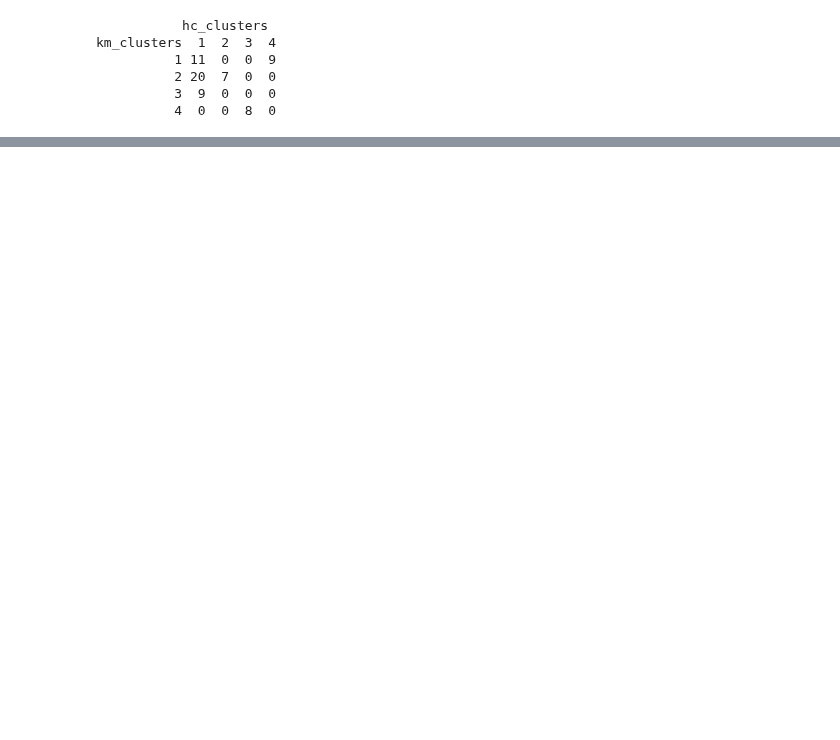
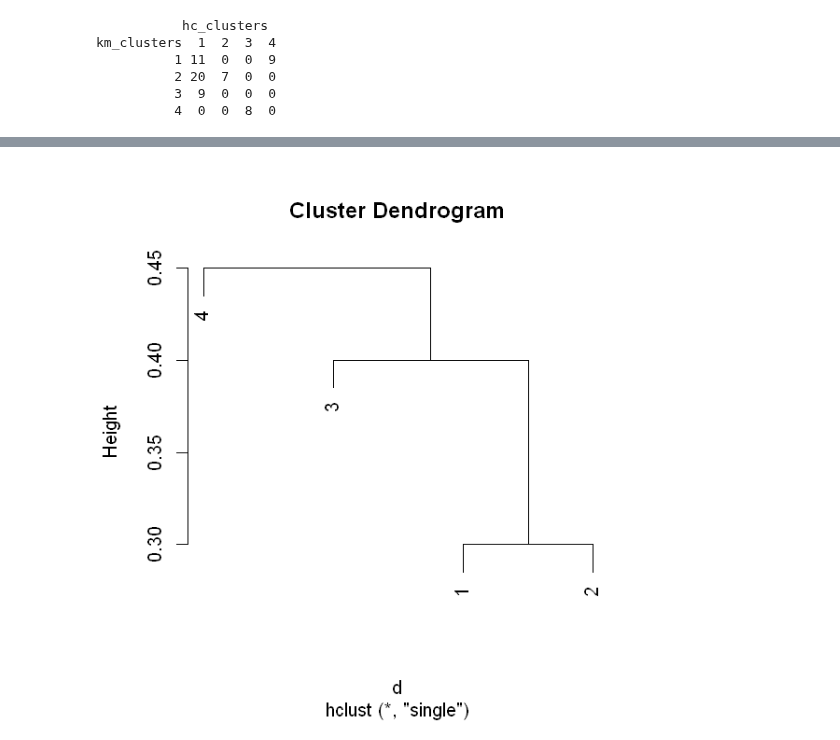
Before and after one commit to yellowmeteor/met_python.github.io, a Jupyter notebook: ISLR/10_Unsupervized_Learning.ipynb, the cells around one changed output, grey strips where cells are left out. Drawn from its saved outputs; the diff is of its cells as text; code cells hidden in the pictures; blank space fills up the shorter version.

```diff
--- a/ISLR/10_Unsupervized_Learning.ipynb
+++ b/ISLR/10_Unsupervized_Learning.ipynb
@@ -476,0 +497,5 @@ print(table(cutree(hc_out, 4), nci_labs))
+# %%
+# (b)
+plot(hclust(d, method='single'))
+# %% [output]
+[figure, added]
```
Also changed, not shown: parts of 10 cells of this notebook.
